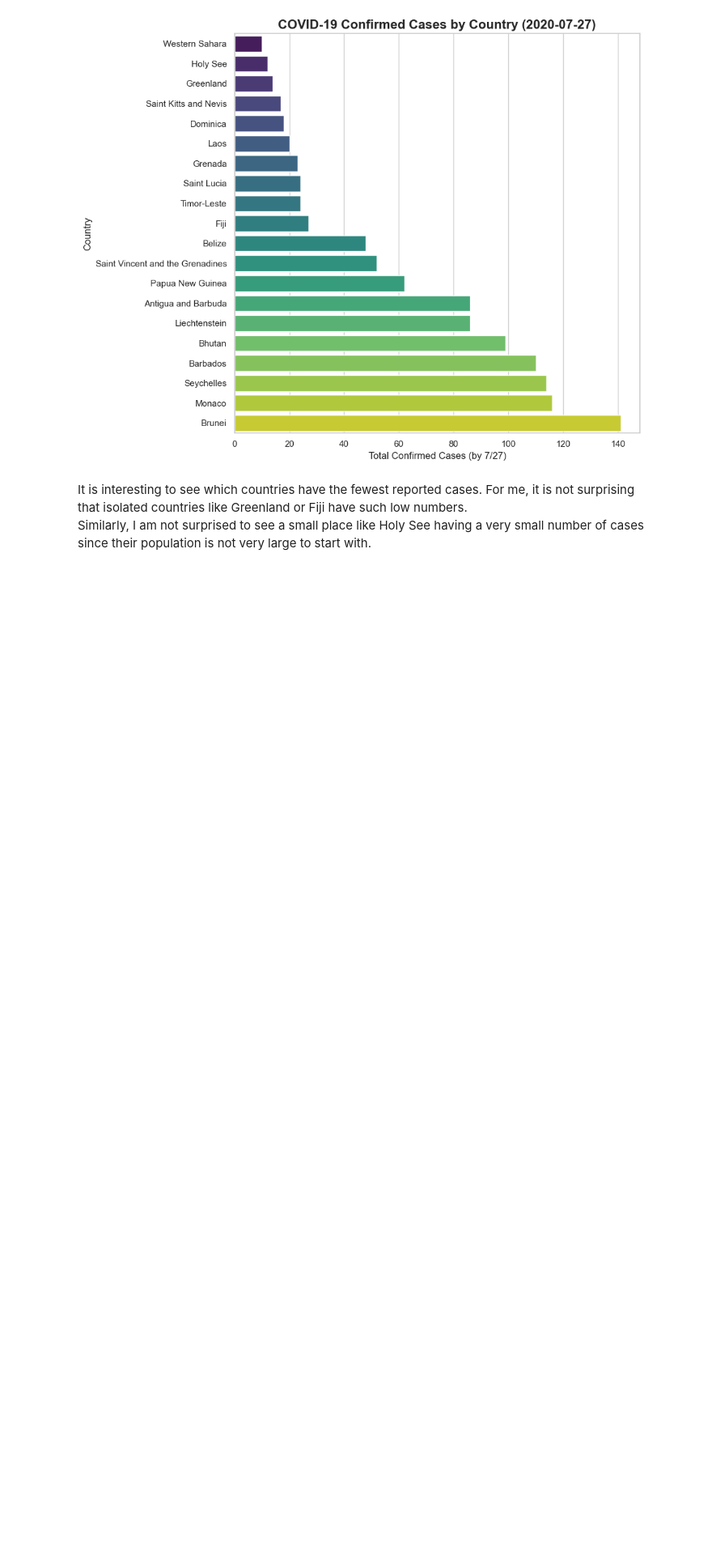
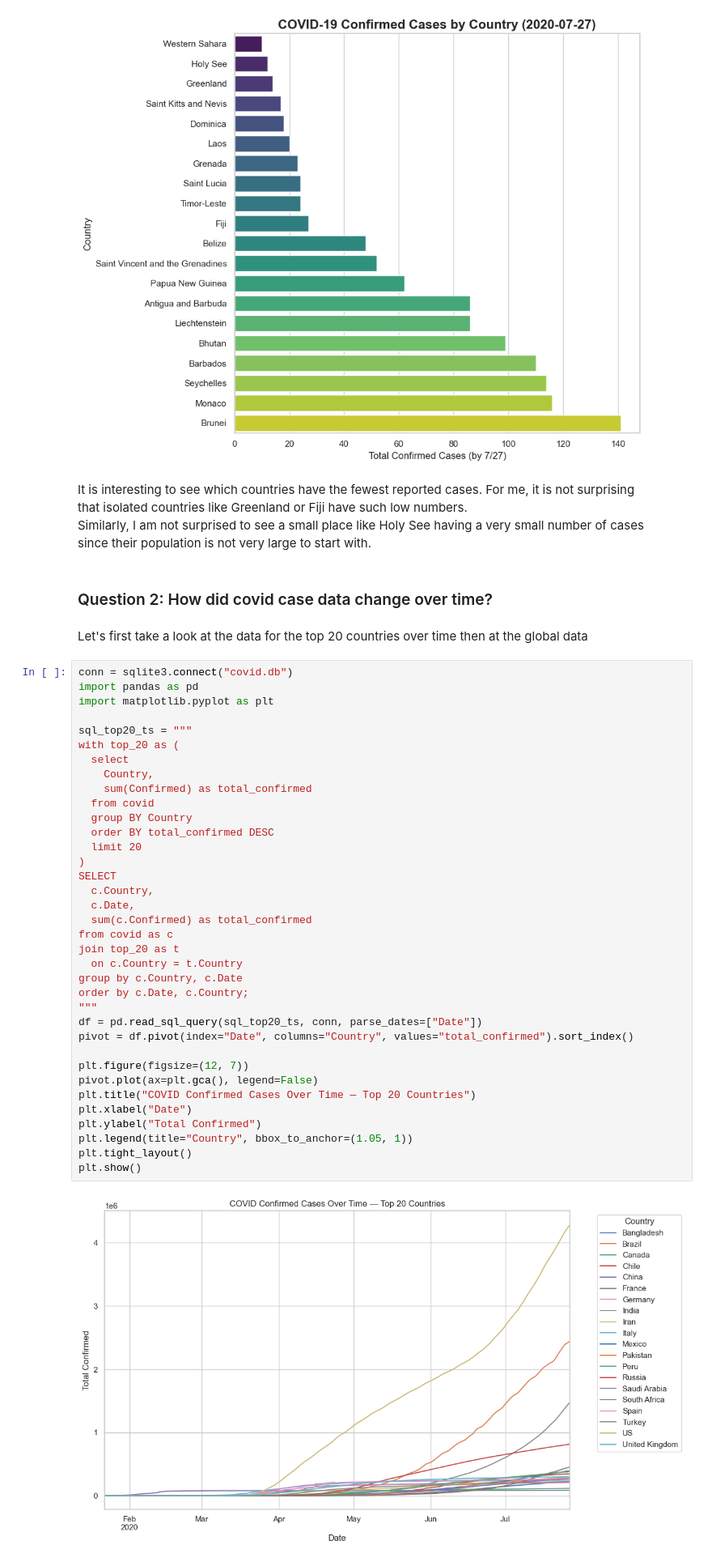
Before and after one commit to willrun808/Projects, a Jupyter notebook: COVID19.ipynb, the cells around one changed output. Shown at 81% size. Cells and saved outputs as stored; diff of their text form; blank space fills up the shorter version.

Commit message:
outline for question 2

```diff
--- a/COVID19.ipynb
+++ b/COVID19.ipynb
@@ -422,3 +416,45 @@ It is interesting to see which countries have the fewest reported cases. For me,
 that isolated countries like Greenland or Fiji have such low numbers.\
 Similarly, I am not surprised to see a small place like Holy See having a very small number of cases\
 since their population is not very large to start with.
+# %% [markdown]
+### Question 2: How did covid case data change over time?
+# %% [markdown]
+Let's first take a look at the data for the top 20 countries over time then at the global data
+# %%
+conn = sqlite3.connect("covid.db")
+import pandas as pd
+import matplotlib.pyplot as plt
+
+sql_top20_ts = """
+with top_20 as (
+  select
+    Country,
+    sum(Confirmed) as total_confirmed
+  from covid
+  group BY Country
+  order BY total_confirmed DESC
+  limit 20
+)
+SELECT
+  c.Country,
+  c.Date,
+  sum(c.Confirmed) as total_confirmed
+from covid as c
+join top_20 as t
+  on c.Country = t.Country
+group by c.Country, c.Date
+order by c.Date, c.Country;
+"""
+df = pd.read_sql_query(sql_top20_ts, conn, parse_dates=["Date"])
+pivot = df.pivot(index="Date", columns="Country", values="total_confirmed").sort_index()
+
+plt.figure(figsize=(12, 7))
+pivot.plot(ax=plt.gca(), legend=False)
+plt.title("COVID Confirmed Cases Over Time — Top 20 Countries")
+plt.xlabel("Date")
+plt.ylabel("Total Confirmed")
+plt.legend(title="Country", bbox_to_anchor=(1.05, 1))
+plt.tight_layout()
+plt.show()
+# %% [output]
+[figure, added]
```
Also changed, not shown: parts of 3 cells of this notebook, 1 other file.
